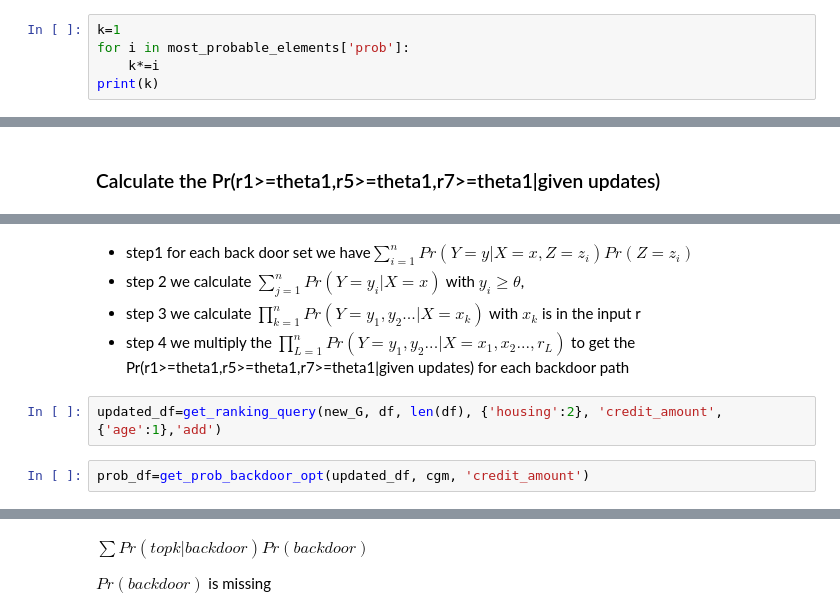
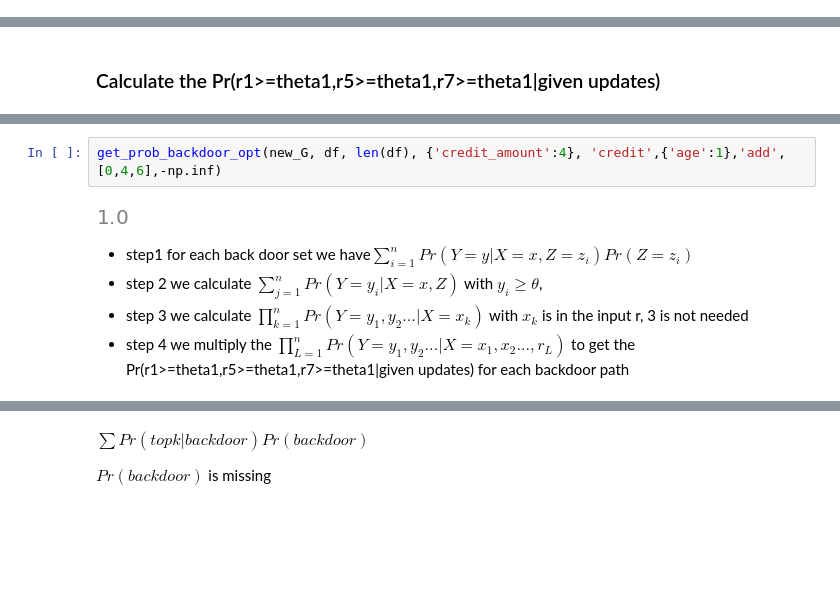
Before and after one commit to sainyam/Hyper-Code, a Jupyter notebook: ranking_query/German_exp.ipynb, the cells around one changed output, grey strips where cells are left out. Drawn from its saved outputs; the diff is of its cells as text; blank space fills up the shorter version.

```diff
--- a/ranking_query/German_exp.ipynb
+++ b/ranking_query/German_exp.ipynb
@@ -184,5 +101,0 @@ Name: element, dtype: int64
-# %%
-k=1
-for i in most_probable_elements['prob']:
-    k*=i
-print(k)
@@ -366,9 +202,9 @@ def get_sum_backdoor_prob(rec):
+# %%
+get_prob_backdoor_opt(new_G, df, len(df), {'credit_amount':4}, 'credit',{'age':1},'add',[0,4,6],-np.inf)
+# %% [output]
+[figure, added]
 # %% [markdown]
 - step1 for each back door set we have$\sum_{i=1}^{n}Pr(Y=y|X=x,Z=z_i)Pr(Z=z_i)$
-- step 2 we calculate $\sum_{j=1}^{n}Pr(Y=y_i|X=x)$ with $y_i \geq \theta$,
-- step 3 we calculate $\prod_{k=1}^{n}Pr(Y=y_1,y_2 ...|X=x_k)$ with $x_k$ is in the input r
+- step 2 we calculate $\sum_{j=1}^{n}Pr(Y=y_i|X=x,Z)$ with $y_i \geq \theta$,
+- step 3 we calculate $\prod_{k=1}^{n}Pr(Y=y_1,y_2 ...|X=x_k)$ with $x_k$ is in the input r, 3 is not needed
 - step 4 we multiply the $\prod_{L=1}^{n}Pr(Y=y_1,y_2 ...|X=x_1,x_2..., r_L)$ to get the Pr(r1>=theta1,r5>=theta1,r7>=theta1|given updates) for each backdoor path
-# %%
-updated_df=get_ranking_query(new_G, df, len(df), {'housing':2}, 'credit_amount',{'age':1},'add')
-# %%
-prob_df=get_prob_backdoor_opt(updated_df, cgm, 'credit_amount')
```
Also changed, not shown: parts of 35 cells of this notebook.
